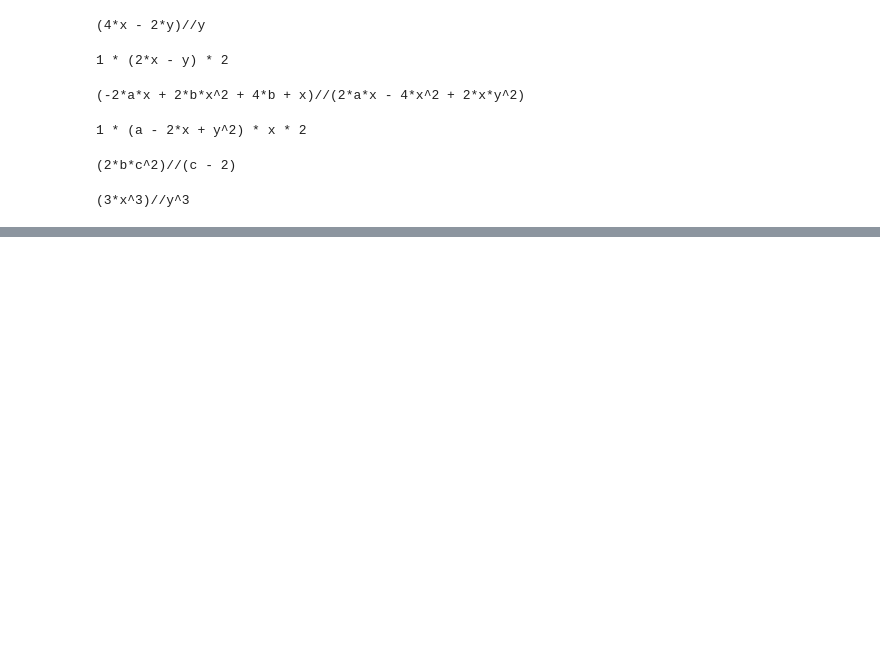
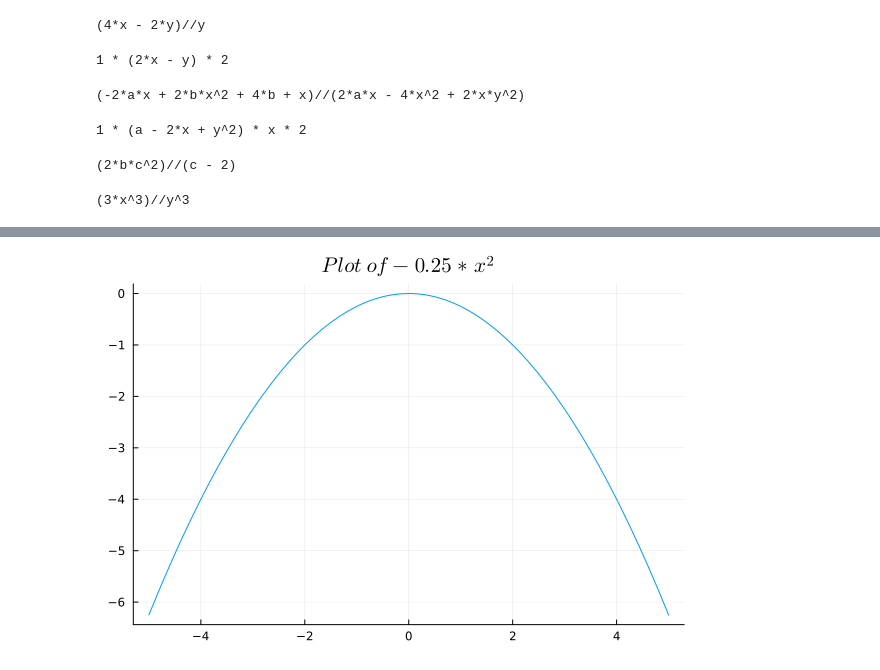
Before and after one commit to FourMInfo/Math_Foundations, a Jupyter notebook: notebooks/Basics.ipynb, the cells around one changed output, grey strips where cells are left out. Saved outputs shown, nothing was run; the diff lists cells and outputs as text; code cells hidden in the pictures; blank space fills up the shorter version.

```diff
--- a/notebooks/Basics.ipynb
+++ b/notebooks/Basics.ipynb
@@ -113,0 +151,9 @@ factor((3*x^2*y*z)^3//(9*(x*y^2*z)^3))
+# %%
+@variables x
+a = -1/4
+n=2
+f = a*x^n
+plot(f,legend=false)
+title!(L"Plot\ of %$a * x^%$n")
+# %% [output]
+[figure, added]
```
Also changed, not shown: parts of 17 cells of this notebook, 3 other files.
